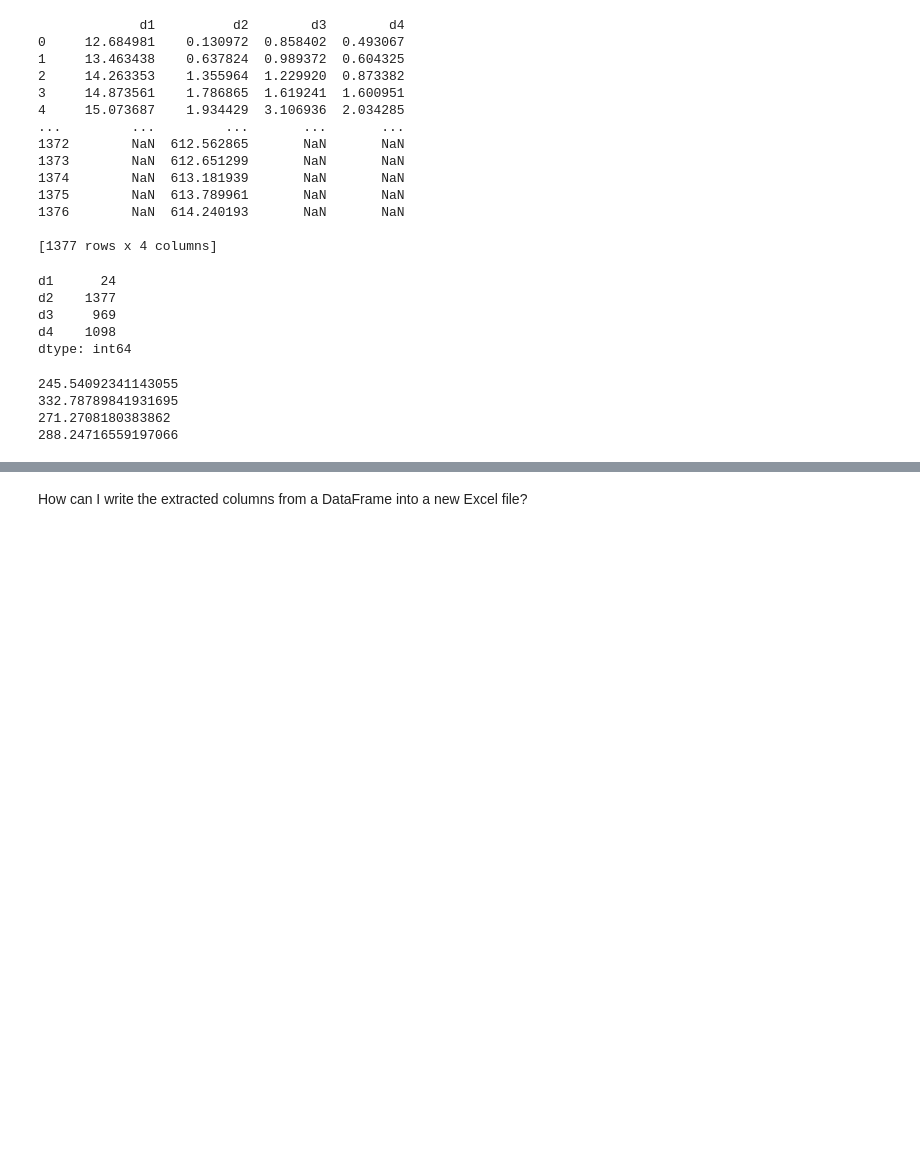
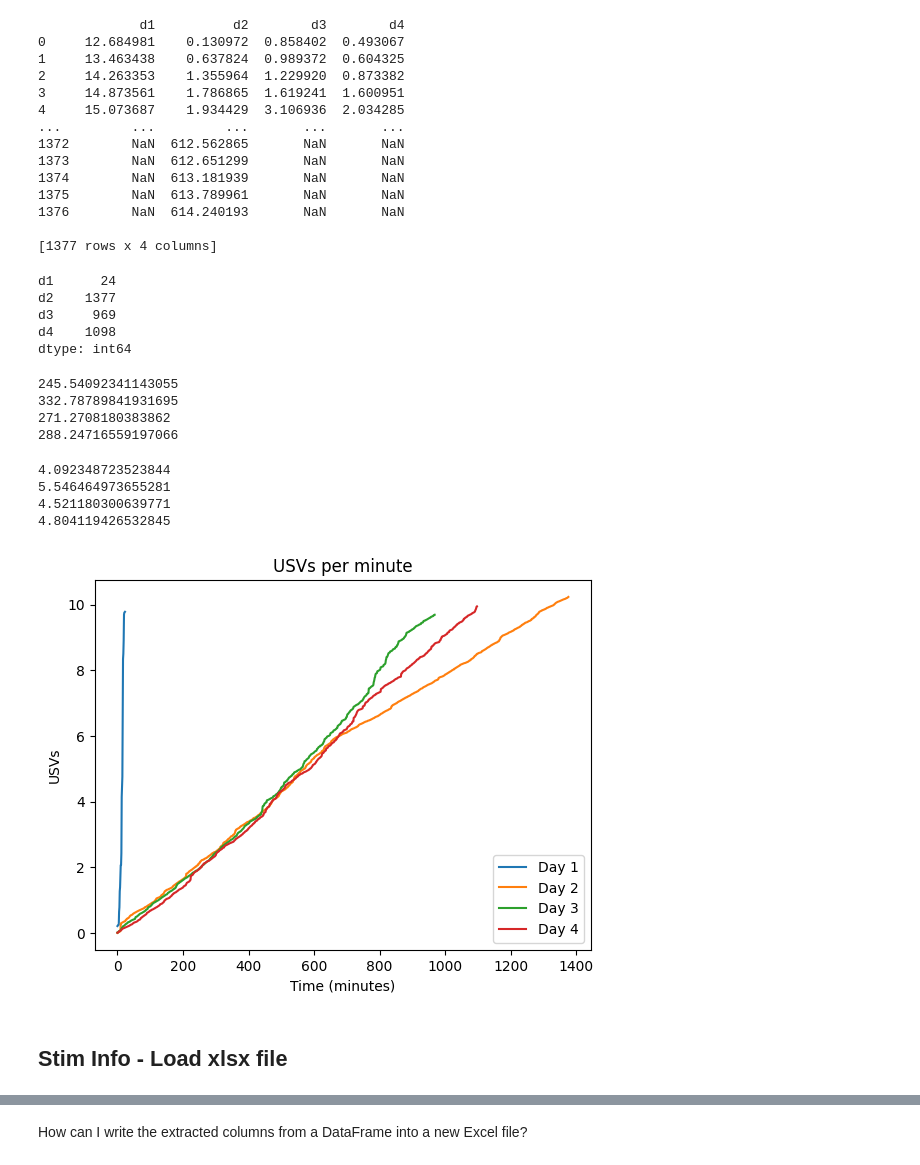
Before and after one commit to johnbwalkey/hold, a Jupyter notebook: PY_Fn_Test.ipynb, the cells around one changed output, grey strips where cells are left out. Cells and saved outputs as stored; diff of their text form; code cells hidden in the pictures; blank space fills up the shorter version.

```diff
--- a/PY_Fn_Test.ipynb
+++ b/PY_Fn_Test.ipynb
@@ -123,3 +123,47 @@ print(mean_d4)
 332.78789841931695
 271.2708180383862
 288.24716559197066
+# %%
+# the data is in seconds convert to minutes of each sheet
+d1_min = d1 / 60
+d2_min = d2 / 60
+d3_min = d3 / 60
+d4_min = d4 / 60
+
+# show the mean of each column in minutes
+print(d1_min.mean())
+print(d2_min.mean())
+print(d3_min.mean())
+print(d4_min.mean())
+# %% [output]
+4.092348723523844
+5.546464973655281
+4.521180300639771
+4.804119426532845
+# %%
+# graph the data
+import matplotlib.pyplot as plt
+
+# Create a figure and axis
+fig, ax = plt.subplots()
+
+# Plot the data
+ax.plot(d1_min, label='Day 1')
+ax.plot(d2_min, label='Day 2')
+ax.plot(d3_min, label='Day 3')
+ax.plot(d4_min, label='Day 4')
+
+# Add a title and labels
+ax.set_title('USVs per minute')
+ax.set_xlabel('Time (minutes)')
+ax.set_ylabel('USVs')
+
+# Add a legend
+ax.legend()
+
+# Show the plot
+plt.show()
+# %% [output]
+[figure, added]
+# %% [markdown]
+## Stim Info - Load xlsx file
```
Also changed, not shown: parts of 4 cells of this notebook, 1 other file.
